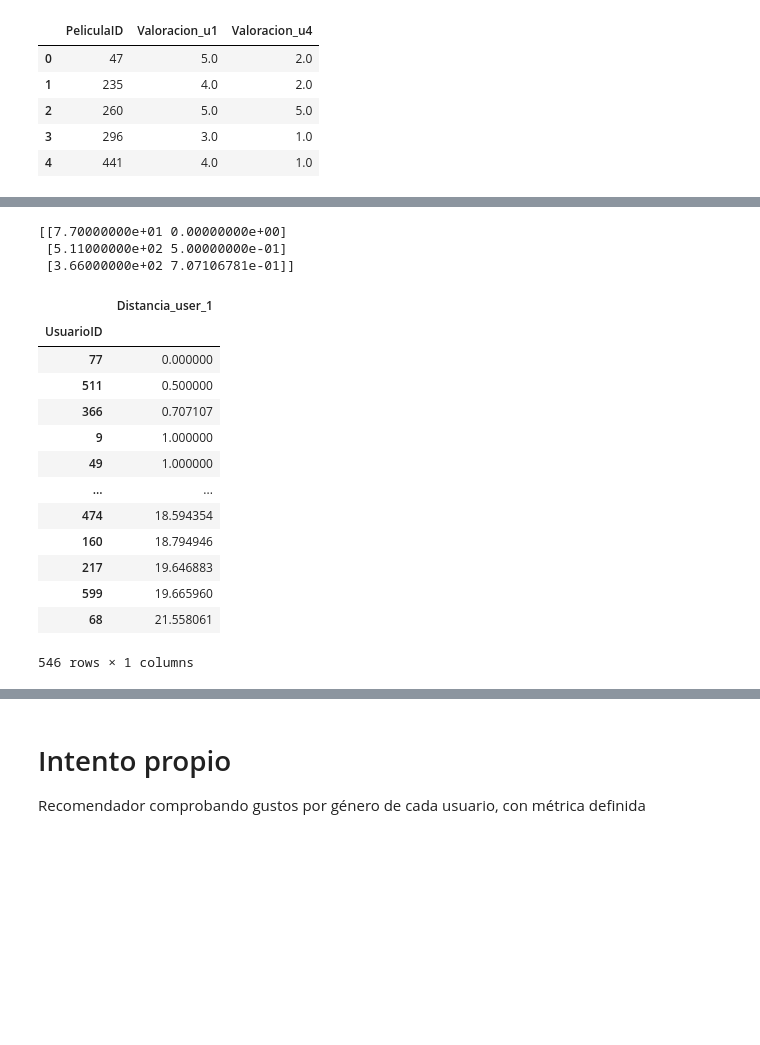
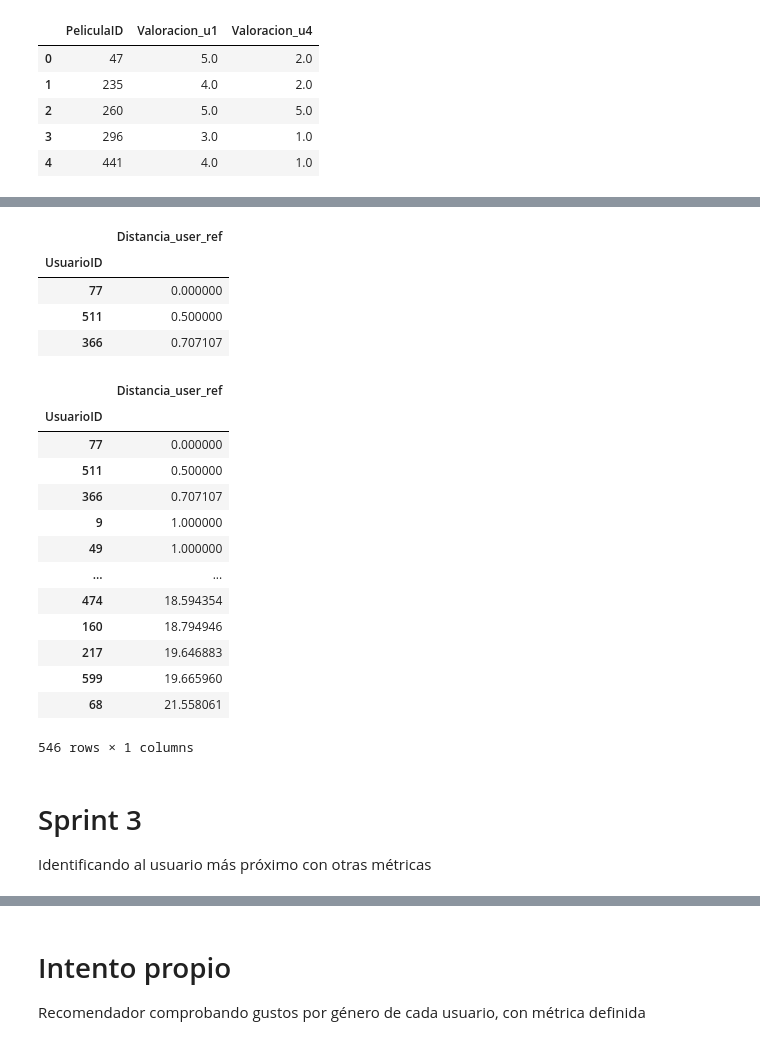
Before and after one commit to Adrianrobarq/DataScienceIEBS, a Jupyter notebook: Bloque 7/Sistema de Recomendacion/sistema de recomendacion.ipynb, the cells around one changed output, grey strips where cells are left out. Drawn from its saved outputs; the diff is of its cells as text; code cells hidden in the pictures; blank space fills up the shorter version.

Commit message:
Completado el sistema de recomendación de películas para K-vecinos y con filtrado por género.

```diff
--- a/Bloque 7/Sistema de Recomendacion/sistema de recomendacion.ipynb
+++ b/Bloque 7/Sistema de Recomendacion/sistema de recomendacion.ipynb
@@ -283,7 +283,18 @@ np.float64(11.135528725660043)
 # %%
 # Vamos a definir la función para calcular la distancia entre dos usuarios cualesquiera tal como lo hemos definido
 
-def dist_usuarios(user1, user2, minimo_peliculas=5):
+def dist_usuarios(user1, user2, minimo_peliculas=5, ratings=ratings):
+    """Calcula la distancia euclidiana entre dos usuarios basándose en las valoraciones de películas que ambos han visto.
+
+    Args:
+        user1: ID del primer usuario. Int
+        user2: ID del segundo usuario. Int
+        minimo_peliculas: Número mínimo de películas que ambos usuarios deben haber visto para calcular la distancia. Int
+        ratings: DataFrame de valoraciones de películas. DataFrame[UsuarioID, PeliculaID, Valoracion, Tiempo]
+
+    Returns:
+        La Distancia euclidiana entre los dos usuarios o None si no hay suficientes películas en común.
+    """
     valoracion_u1 = ratings.query('UsuarioID==%d' % user1)[['PeliculaID', 'Valoracion']]
     valoracion_u2 = ratings.query('UsuarioID==%d' % user2)[['PeliculaID', 'Valoracion']]
 
@@ -332,5 +343,5 @@ array([  1,   2,   3,   4,   5,   6,   7,   8,   9,  10,  11,  12,  13,
 # %%
-def usuario_mas_similar(user_obj, usuarios, us_similares=1):
+def k_mas_similares(user_obj, usuarios, us_similares=1, minimo_peliculas=5, ratings=ratings):
     """
     Retorna el usuario mas similar al usuario ingresado
 
@@ -338,8 +349,11 @@ def usuario_mas_similar(user_obj, usuarios, us_similares=1):
         user_obj: Objeto de usuario
         usuarios: Lista de usuarios
         us_similares: Número de usuarios similares a retornar, por defecto 1
+        Para dist_usuarios:
+            minimo_peliculas: Número mínimo de películas compartidas. Int
+            ratings: DataFrame de valoraciones
     Returns:
-        Usuario mas similar al usuario y la distancia
+        Usuarios mas similarres al usuario ordenador y la distancia
     """
     # Excluimos el usuario objetivo de la lista de usuarios
     usuarios_ex = list(usuarios.copy())
@@ -347,7 +361,7 @@ def usuario_mas_similar(user_obj, usuarios, us_similares=1):
 
     distancias = {}
     for usuario in usuarios_ex:
-        dist = dist_usuarios(user_obj, usuario)
+        dist = dist_usuarios(user_obj, usuario, minimo_peliculas=minimo_peliculas, ratings=ratings)
         distancias[usuario] = dist
 
     # Eliminamos aquellos que tengan valor None
@@ -355,22 +369,26 @@ def usuario_mas_similar(user_obj, usuarios, us_similares=1):
 
     # Ordenamos la lista de usuarios por su distancia
     usuarios_ordenados = np.array(sorted(distancias.items(), key=lambda x: x[1])).reshape(-1, 2)
-    return usuarios_ordenados[:us_similares]
+    result = pd.DataFrame(usuarios_ordenados[:us_similares], columns=['UsuarioID', 'Distancia_user_ref'])
+    result['UsuarioID'] = result['UsuarioID'].astype('Int64')
+    result.set_index('UsuarioID', inplace=True)
+
+    return result
 # %%
 # Convertimos usuarios_tot a lista para evitar problemas con remove
-usuario_sim = usuario_mas_similar(1, usuarios_tot, 3)
-print(usuario_sim)
+usuario_sim = k_mas_similares(1, usuarios_tot, 3)
+usuario_sim
 # %% [output]
-[[7.70000000e+01 0.00000000e+00]
- [5.11000000e+02 5.00000000e-01]
- [3.66000000e+02 7.07106781e-01]]
+|  | Distancia_user_ref |
+| UsuarioID |  |
+| 77 | 0.000000 |
+| 511 | 0.500000 |
+| 366 | 0.707107 |
 # %%
-usuarios_sim_1 = pd.DataFrame(usuario_mas_similar(1, usuarios_tot, len(usuarios_tot)), columns=['UsuarioID', 'Distancia_user_1']) # Convertimos en dataframe todas las distancias a un usuario particular
-usuarios_sim_1['UsuarioID'] = usuarios_sim_1['UsuarioID'].astype(int) # Convertimos el tipo de dato de la columna UsuarioID en int
-usuarios_sim_1.set_index('UsuarioID', inplace=True) # Reconvertimos el indice a partir de la columna UsuarioID
+usuarios_sim_1 = k_mas_similares(1, usuarios_tot, len(usuarios_tot))
 usuarios_sim_1
 # %% [output]
-|  | Distancia_user_1 |
+|  | Distancia_user_ref |
 | UsuarioID |  |
 | 77 | 0.000000 |
 | 511 | 0.500000 |
@@ -384,3 +402,7 @@ usuarios_sim_1
 | 599 | 19.665960 |
 | 68 | 21.558061 |
 546 rows × 1 columns
+# %% [markdown]
+# Sprint 3
+
+Identificando al usuario más próximo con otras métricas
```
Also changed, not shown: parts of 12 cells of this notebook.
